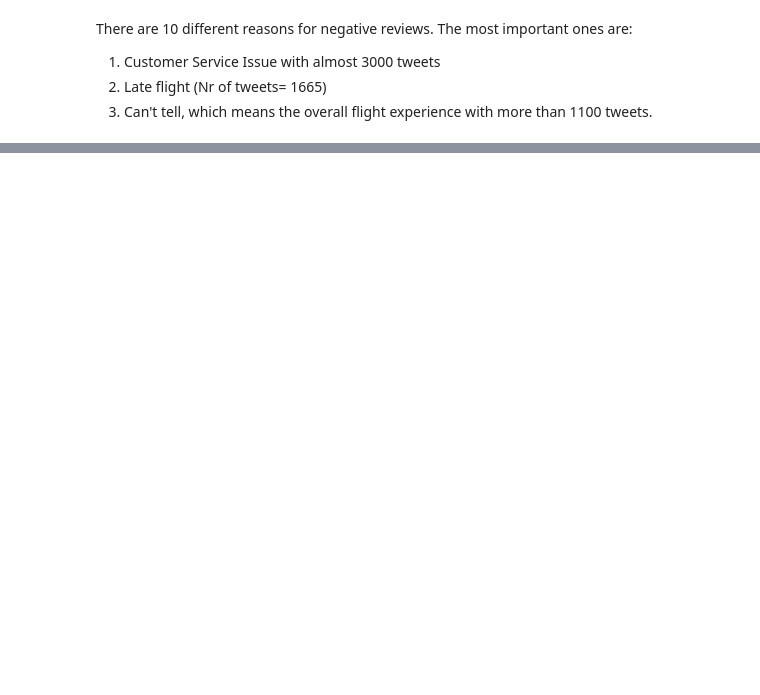
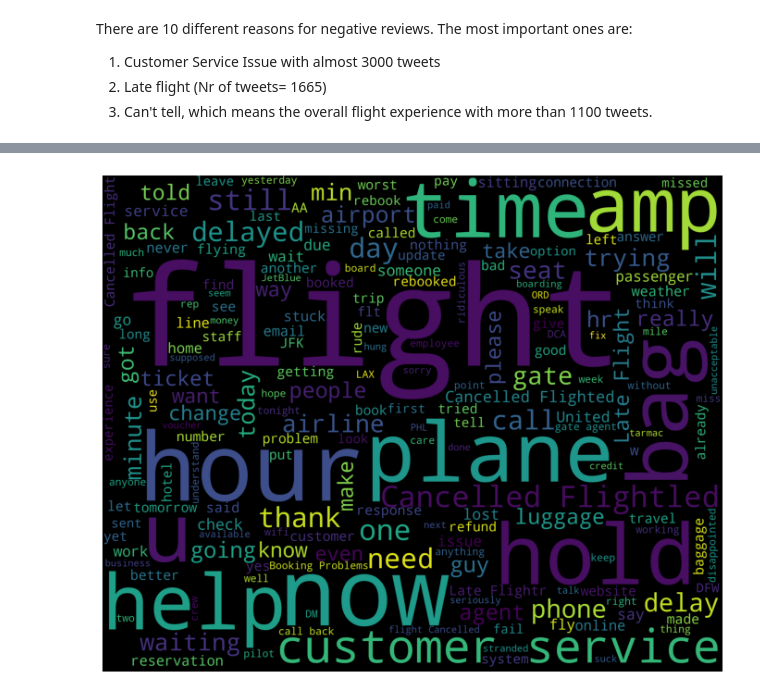
Before and after one commit to skacem/Business-Analytics, a Jupyter notebook: Sentiment_Analysis/USAirline.ipynb, the cells around one changed output, grey strips where cells are left out. Saved outputs shown, nothing was run; the diff lists cells and outputs as text; code cells hidden in the pictures; blank space fills up the shorter version.

```diff
--- a/Sentiment_Analysis/USAirline.ipynb
+++ b/Sentiment_Analysis/USAirline.ipynb
@@ -273,0 +238,18 @@ Name: negativereason, dtype: float64
+# %%
+# Generate a workd cloud for negative tweets
+tweets = df[df['airline_sentiment']=='negative']
+words = ' '.join(tweets['text'])
+words_cleaned = re.sub(r'@\S+|https?://\S+', '', words)
+# %%
+wordcloud = WordCloud(stopwords=STOPWORDS,
+                      #background_color='black',
+                      width=2500,
+                      height=2000
+                     ).generate(words_cleaned)
+# %%
+plt.figure(1,figsize=(12, 12))
+plt.imshow(wordcloud)
+plt.axis('off')
+plt.show()
+# %% [output]
+[figure, added]
```
Also changed, not shown: parts of 19 cells of this notebook.
